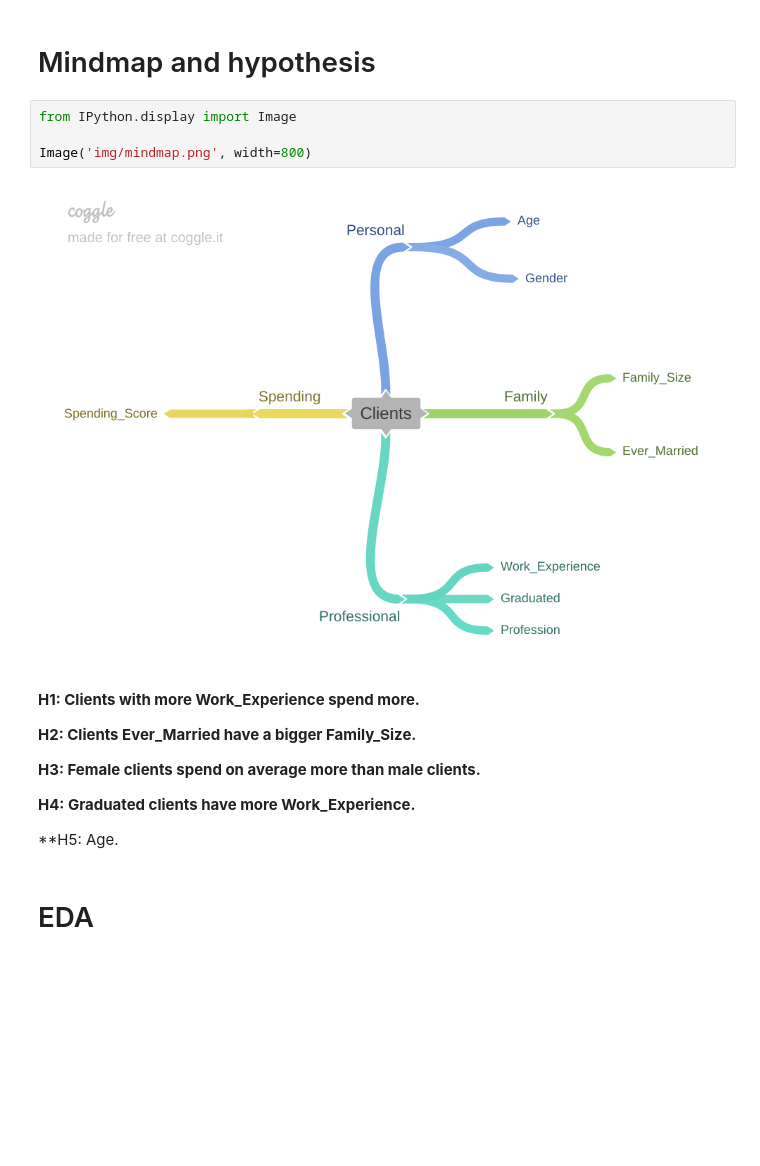
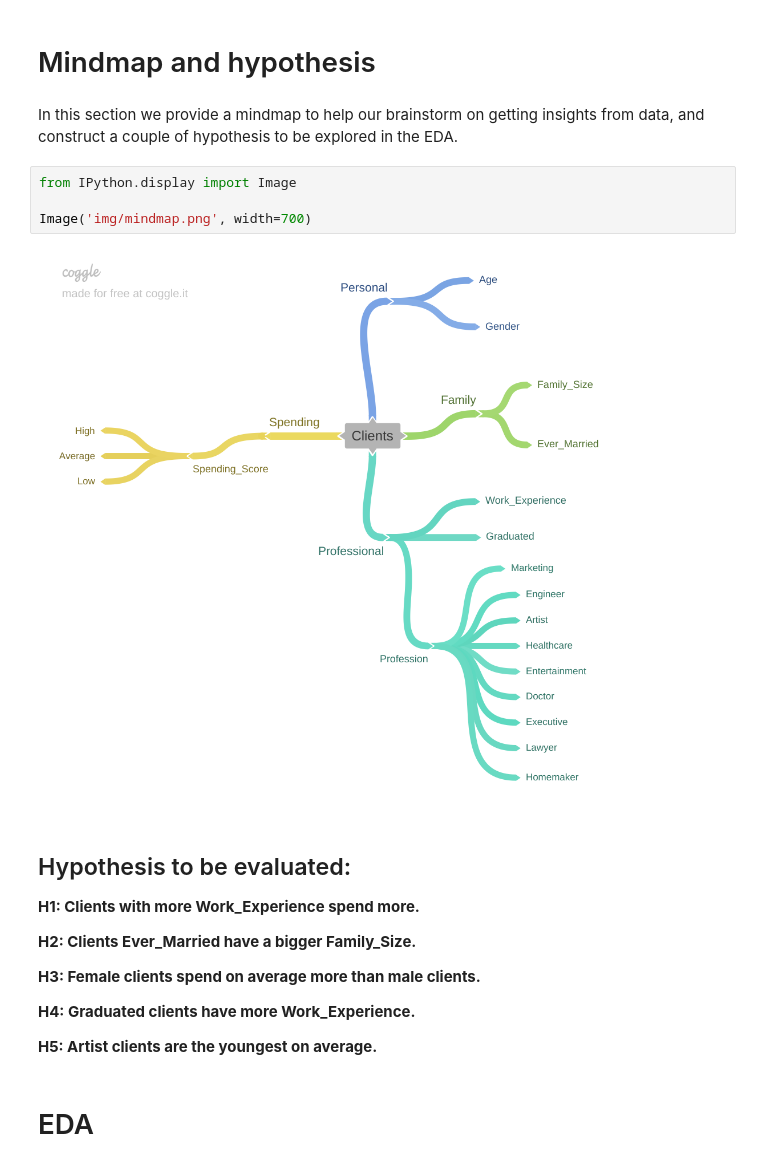
Before and after one commit to franklinzppa/customer-clusterization, a Jupyter notebook: customer-cluster.ipynb, the cells around one changed output. Cells and saved outputs as stored; diff of their text form; blank space fills up the shorter version.

Commit message:
added sillhouette, updated mindmap, refined structure and EDA

```diff
--- a/customer-cluster.ipynb
+++ b/customer-cluster.ipynb
@@ -135,13 +142,17 @@ Family_Size        0
 dtype: int64
 # %% [markdown]
 # Mindmap and hypothesis
+# %% [markdown]
+In this section we provide a mindmap to help our brainstorm on getting insights from data, and construct a couple of hypothesis to be explored in the EDA.
 # %%
 from IPython.display import Image
 
-Image('img/mindmap.png', width=800)
+Image('img/mindmap.png', width=700)
 # %% [output]
-[figure, old version]
+[figure, new version]
 # %% [markdown]
+## Hypothesis to be evaluated:
+
 **H1: Clients with more Work_Experience spend more.**
 
 **H2: Clients Ever_Married have a bigger Family_Size.**
@@ -150,6 +161,6 @@ Image('img/mindmap.png', width=800)
 
 **H4: Graduated clients have more Work_Experience.**
 
-**H5: Age.
+**H5: Artist clients are the youngest on average.**
 # %% [markdown]
 # EDA
```
Also changed, not shown: parts of 55 cells of this notebook, 3 other files.
